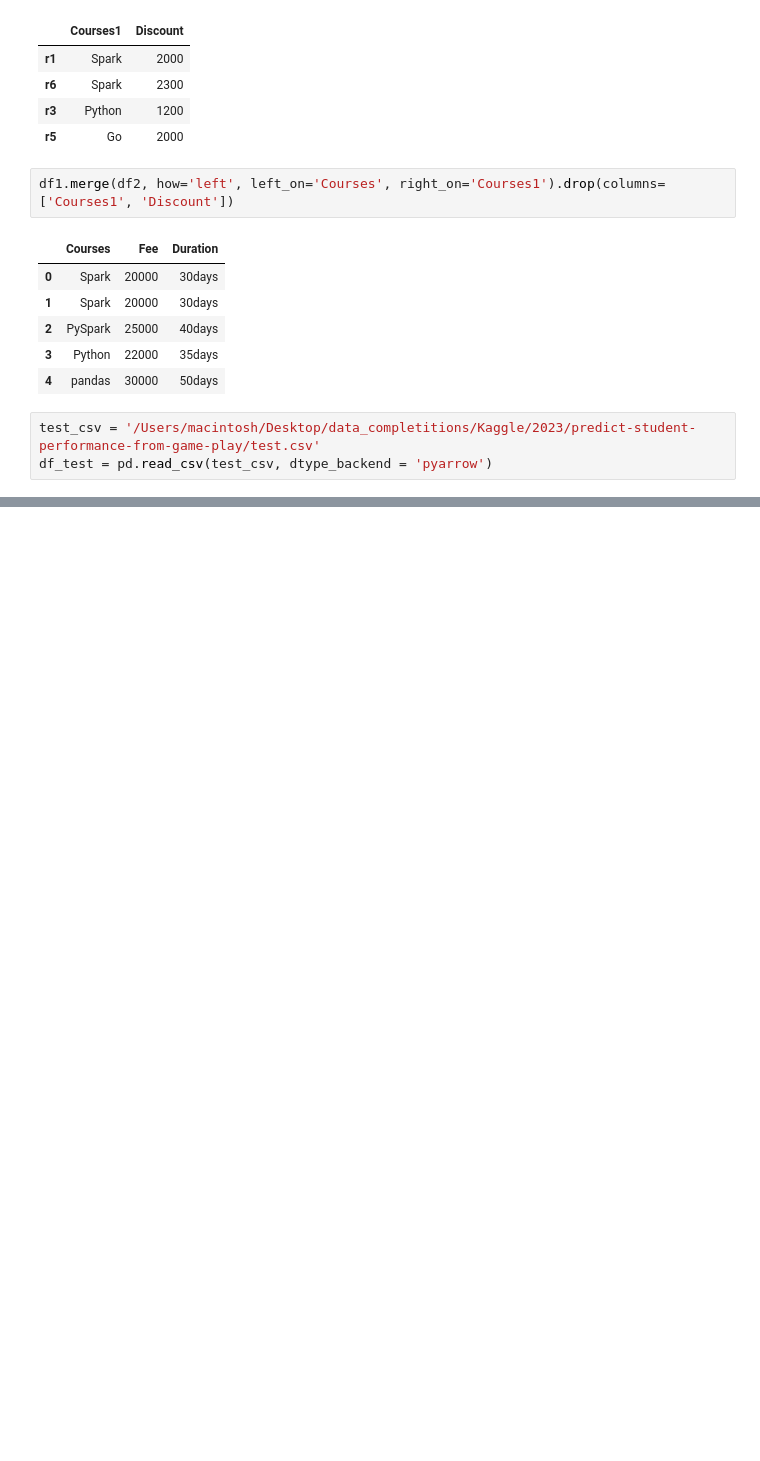
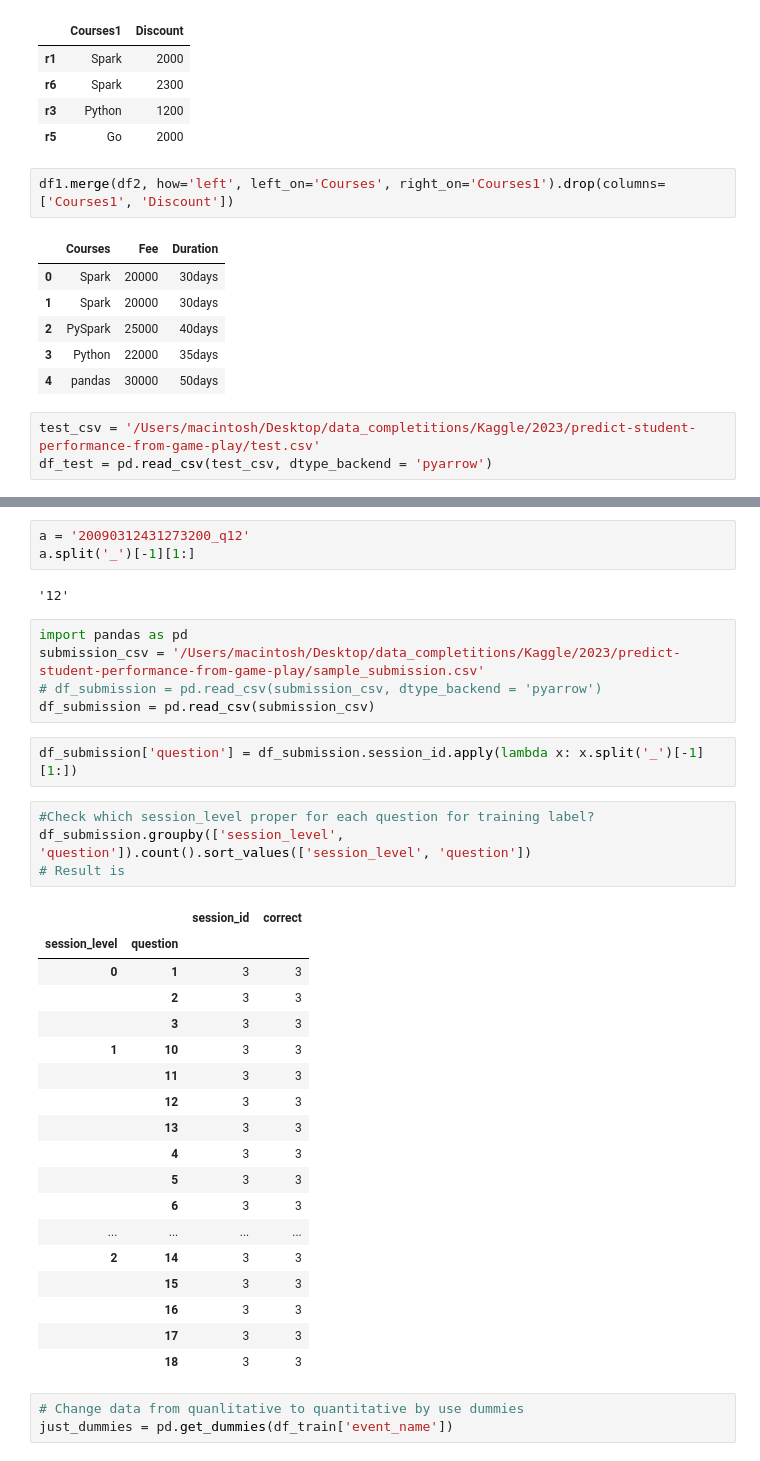
Before and after one commit to sitsawek/predict_student_performance_from_game_play, a Jupyter notebook: predict-student-performance-from-game-play.ipynb, the cells around one changed output, grey strips where cells are left out. Drawn from its saved outputs; the diff is of its cells as text; blank space fills up the shorter version.

```diff
--- a/predict-student-performance-from-game-play.ipynb
+++ b/predict-student-performance-from-game-play.ipynb
@@ -202,3 +202,41 @@ df_train_sample[~df_train_sample.text.isna()].head()
 | 21857638 | 22010315181553172 | 106 | 324064 | person_click | basic | 2 | <NA> | -128.159191 | 50.762186 | ... |
 | 1918698 | 20110209525083620 | 288 | 695241 | person_click | basic | 6 | <NA> | -56.348501 | 118.000000 | ... |
 | 24919973 | 22070111534418216 | 684 | 1778619 | cutscene_click | basic | 13 | <NA> | 222.436947 | -232.961833 | ... |
+# %%
+a = '20090312431273200_q12'
+a.split('_')[-1][1:]
+# %% [output]
+'12'
+# %%
+import pandas as pd
+submission_csv = '/Users/macintosh/Desktop/data_completitions/Kaggle/2023/predict-student-performance-from-game-play/sample_submission.csv'
+# df_submission = pd.read_csv(submission_csv, dtype_backend = 'pyarrow')
+df_submission = pd.read_csv(submission_csv)
+# %%
+df_submission['question'] = df_submission.session_id.apply(lambda x: x.split('_')[-1][1:])
+# %%
+#Check which session_level proper for each question for training label?
+df_submission.groupby(['session_level', 'question']).count().sort_values(['session_level', 'question'])
+# Result is
+# %% [output]
+|  |  | session_id | correct |
+| session_level | question |  |  |
+| 0 | 1 | 3 | 3 |
+|  | 2 | 3 | 3 |
+|  | 3 | 3 | 3 |
+| 1 | 10 | 3 | 3 |
+|  | 11 | 3 | 3 |
+|  | 12 | 3 | 3 |
+|  | 13 | 3 | 3 |
+|  | 4 | 3 | 3 |
+|  | 5 | 3 | 3 |
+|  | 6 | 3 | 3 |
+| ... | ... | ... | ... |
+| 2 | 14 | 3 | 3 |
+|  | 15 | 3 | 3 |
+|  | 16 | 3 | 3 |
+|  | 17 | 3 | 3 |
+|  | 18 | 3 | 3 |
+# %%
+# Change data from quanlitative to quantitative by use dummies
+just_dummies = pd.get_dummies(df_train['event_name'])
```
Also changed, not shown: parts of 17 cells of this notebook.
